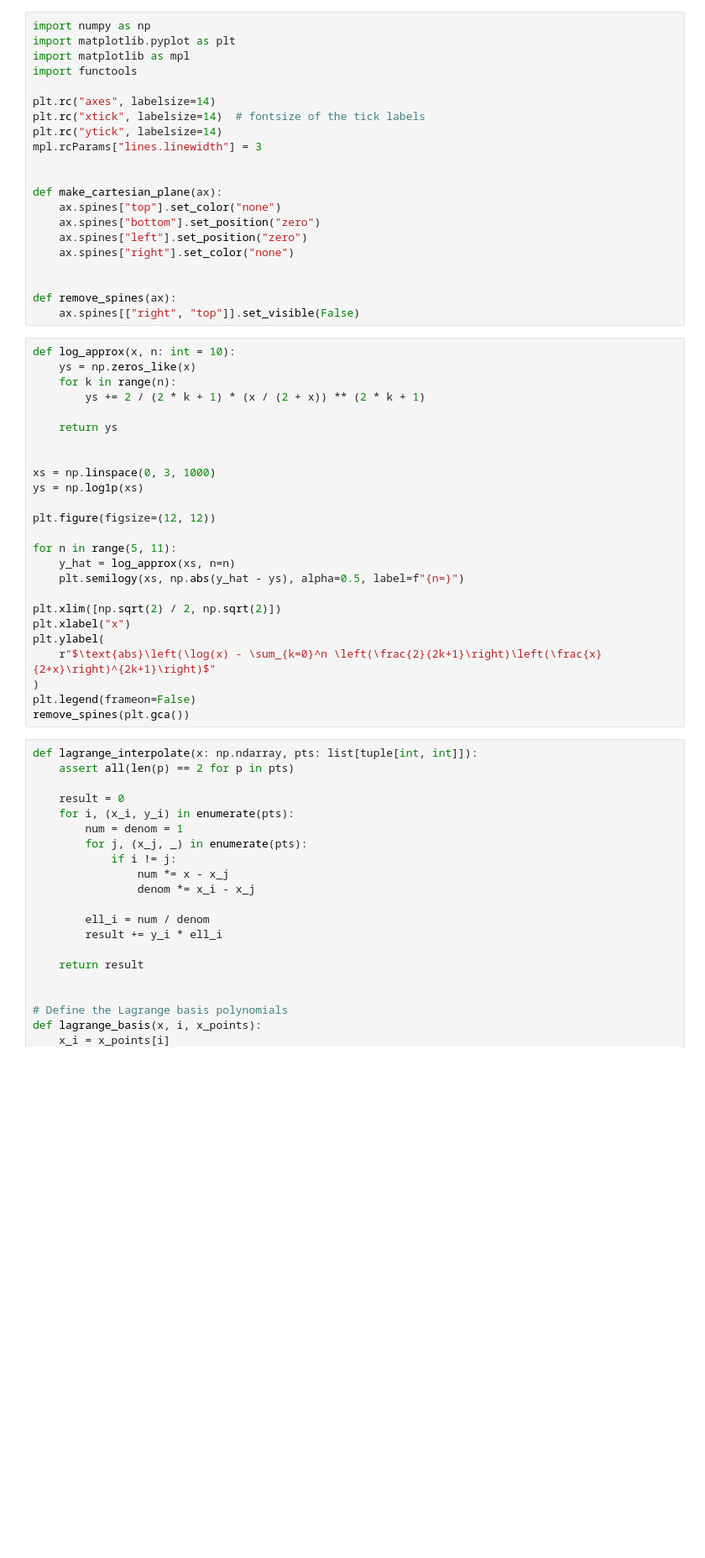
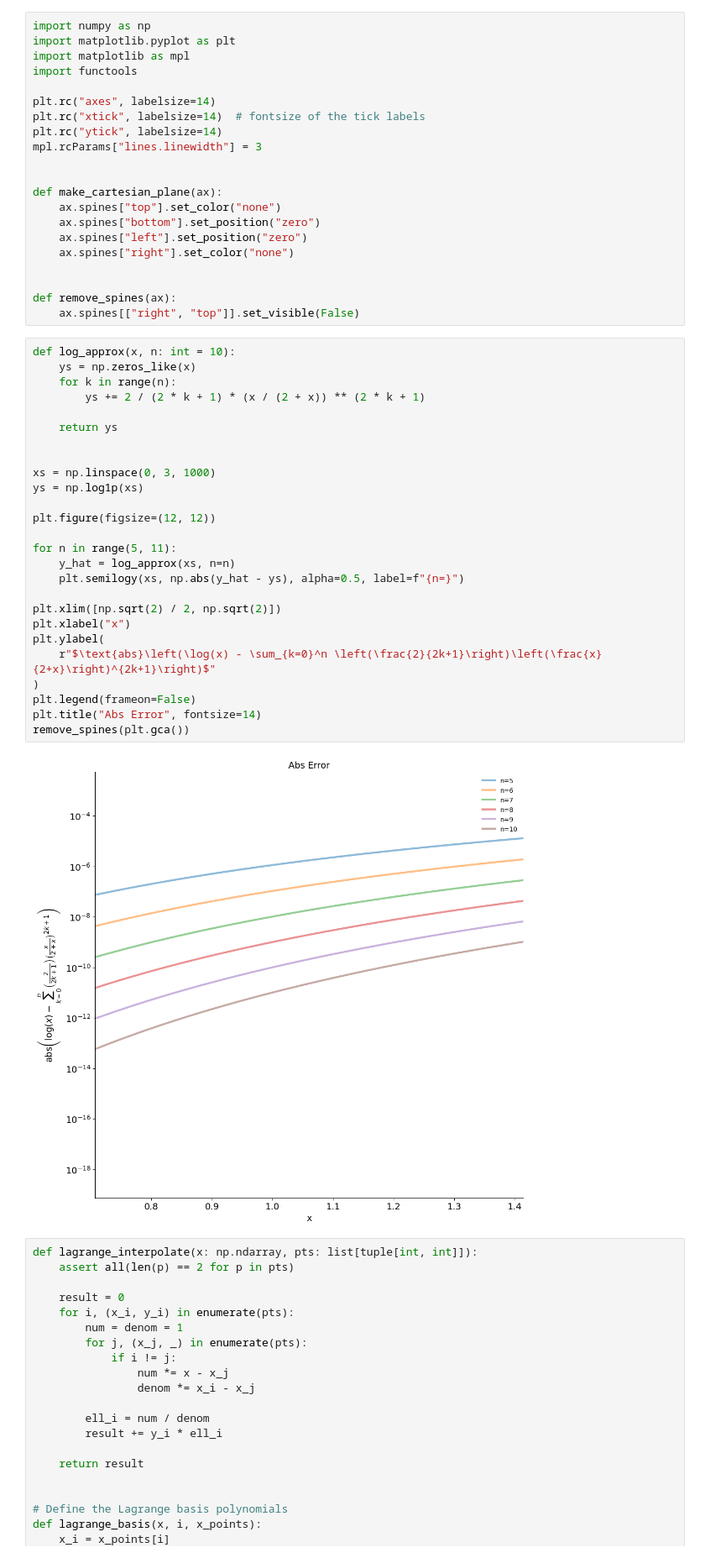
Before and after one commit to chaaland/chaaland.github.io, a Jupyter notebook: assets/lagrange-interpolation/lagrange.ipynb, the cells around one changed output. Shown: that part at 84% size. Drawn from its saved outputs; the diff is of its cells as text; blank space fills up the shorter version.

```diff
--- a/assets/lagrange-interpolation/lagrange.ipynb
+++ b/assets/lagrange-interpolation/lagrange.ipynb
@@ -22,28 +22,31 @@ def remove_spines(ax):
 # %%
 def log_approx(x, n: int = 10):
     ys = np.zeros_like(x)
     for k in range(n):
         ys += 2 / (2 * k + 1) * (x / (2 + x)) ** (2 * k + 1)
 
     return ys
 
 
 xs = np.linspace(0, 3, 1000)
 ys = np.log1p(xs)
 
 plt.figure(figsize=(12, 12))
 
 for n in range(5, 11):
     y_hat = log_approx(xs, n=n)
     plt.semilogy(xs, np.abs(y_hat - ys), alpha=0.5, label=f"{n=}")
 
 plt.xlim([np.sqrt(2) / 2, np.sqrt(2)])
 plt.xlabel("x")
 plt.ylabel(
     r"$\text{abs}\left(\log(x) - \sum_{k=0}^n \left(\frac{2}{2k+1}\right)\left(\frac{x}{2+x}\right)^{2k+1}\right)$"
 )
 plt.legend(frameon=False)
+plt.title("Abs Error", fontsize=14)
 remove_spines(plt.gca())
+# %% [output]
+[figure, added]
 # %%
 def lagrange_interpolate(x: np.ndarray, pts: list[tuple[int, int]]):
     assert all(len(p) == 2 for p in pts)
```
Also changed, not shown: parts of 12 cells of this notebook.
